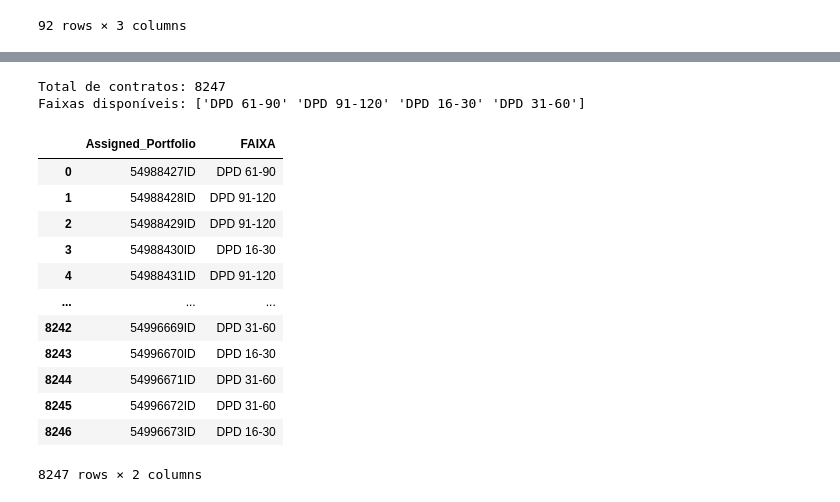
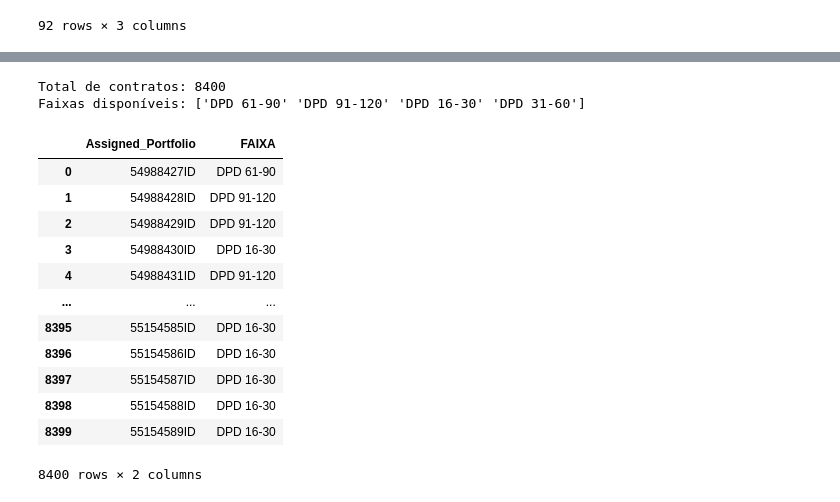
Before and after one commit to Claudiano-alves/Data-Analysis-Portfolio, a Jupyter notebook: Projects/Getnet/data_wrangling.ipynb, the cells around one changed output, grey strips where cells are left out. Drawn from its saved outputs; the diff is of its cells as text; code cells hidden in the pictures.

```diff
--- a/Projects/Getnet/data_wrangling.ipynb
+++ b/Projects/Getnet/data_wrangling.ipynb
@@ -5,7 +5,7 @@
 # importlib.reload(queries)
 from src.data_wrangling_mailingHist import tratar_base_mailing_hist
 from src.db_connection import get_connection
-from Projects.Ouze.src.queries import get_query_discagens, get_query_cad_devf, get_query_mailing_hist, get_query_discagens_trestto, get_query_tabulacao_aciona, get_query_base_acionamentos, get_query_dw_calendario, get_query_pagamentos, get_query_acordos
+from Projects.Getnet.src.queries import get_query_discagens, get_query_cad_devf, get_query_mailing_hist, get_query_discagens_trestto, get_query_tabulacao_aciona, get_query_base_acionamentos, get_query_dw_calendario, get_query_pagamentos, get_query_acordos
 import pandas as pd
 
 # DADOS SRC
@@ -13,7 +13,7 @@ import pandas as pd
 def data_loader(conn_trc, conn_bd2, conn_src):
 
     df_discagens_expert = pd.read_sql(
-        get_query_discagens('2025-09-01', '2025-09-30'),
+        get_query_discagens('2025-12-01', '2025-12-17'),
         conn_src
     )
     df_cad_devf = pd.read_sql(
@@ -21,13 +21,13 @@ def data_loader(conn_trc, conn_bd2, conn_src):
         conn_src
     )
     df_tab_acionamentos = pd.read_sql(
-        get_query_base_acionamentos('2025-09-01', '2025-09-30'),
+        get_query_base_acionamentos('2025-12-01', '2025-12-17'),
         conn_src
     )
 
     # DADOS BD2/PLANEJAMENTO
     df_maling_hist = pd.read_sql(
-        get_query_mailing_hist('2025-09-01', '2025-09-30'),
+        get_query_mailing_hist('2025-12-01', '2025-12-17'),
         conn_bd2
     )
     df_maling_hist = tratar_base_mailing_hist(df_maling_hist, df_cad_devf)
@@ -41,18 +41,18 @@ def data_loader(conn_trc, conn_bd2, conn_src):
         conn_bd2
     )
     df_pagamentos = pd.read_sql(
-        get_query_pagamentos('2025-09-01', '2025-09-30'),
+        get_query_pagamentos('2025-12-01', '2025-12-17'),
         conn_src
     )
     df_acordos = pd.read_sql(
-        get_query_acordos('2025-09-01', '2025-09-30'),
+        get_query_acordos('2025-12-01', '2025-12-17'),
         conn_src
     )
 
     # DADOS BD2/TRC
 
     df_discagens_trestto = pd.read_sql(
-        get_query_discagens_trestto('2025-09-01', '2025-09-30'),
+        get_query_discagens_trestto('2025-12-01', '2025-12-17'),
         conn_trc
     )
 
@@ -700,52 +1051,52 @@ def df_contratos_payjoy():
     SELECT
         Assigned_Portfolio
     ,   DPD_BUCKET as FAIXA
-    FROM OPENQUERY([TRC-DC-BDM\BD],
+    FROM OPENQUERY([TRC_BD_LINKED],
     '
         SELECT
             ltrim(rtrim(contrato_fin)) Assigned_Portfolio
         ,   DPD_BUCKET
         ,   cast(CALENDAR_DATE as date) dt_base
-        FROM AUX_PAYJOY_REMESSA
-        WHERE CALENDAR_DATE = (SELECT MAX(CALENDAR_DATE) FROM AUX_PAYJOY_REMESSA)
+        FROM SRC..AUX_PAYJOY_REMESSA
+        WHERE CALENDAR_DATE = (SELECT MAX(CALENDAR_DATE) FROM SRC..AUX_PAYJOY_REMESSA)
     '
     )
     """
 
     try:
         # Executa a query e retorna o DataFrame
         df = pd.read_sql(query, conn_bd2)
 
         print(f"Total de contratos: {len(df)}")
         print(f"Faixas disponíveis: {df['FAIXA'].unique()}")
 
         return df
 
     except Exception as e:
         print(f"Erro ao executar query: {e}")
         raise
     finally:
         conn_bd2.close()
 
 # Executa a função
 df_contratos = df_contratos_payjoy()
 df_contratos
 # %% [output]
-Total de contratos: 8247
+Total de contratos: 8400
 Faixas disponíveis: ['DPD 61-90' 'DPD 91-120' 'DPD 16-30' 'DPD 31-60']
 |  | Assigned_Portfolio | FAIXA |
 | 0 | 54988427ID | DPD 61-90 |
 | 1 | 54988428ID | DPD 91-120 |
 | 2 | 54988429ID | DPD 91-120 |
 | 3 | 54988430ID | DPD 16-30 |
 | 4 | 54988431ID | DPD 91-120 |
 | ... | ... | ... |
-| 8242 | 54996669ID | DPD 31-60 |
-| 8243 | 54996670ID | DPD 16-30 |
-| 8244 | 54996671ID | DPD 31-60 |
-| 8245 | 54996672ID | DPD 31-60 |
-| 8246 | 54996673ID | DPD 16-30 |
+| 8395 | 55154585ID | DPD 16-30 |
+| 8396 | 55154586ID | DPD 16-30 |
+| 8397 | 55154587ID | DPD 16-30 |
+| 8398 | 55154588ID | DPD 16-30 |
+| 8399 | 55154589ID | DPD 16-30 |
-8247 rows × 2 columns
+8400 rows × 2 columns
 # %%
 import pandas as pd
 import os
```
Also changed, not shown: parts of 8 cells of this notebook, 4 other files.
